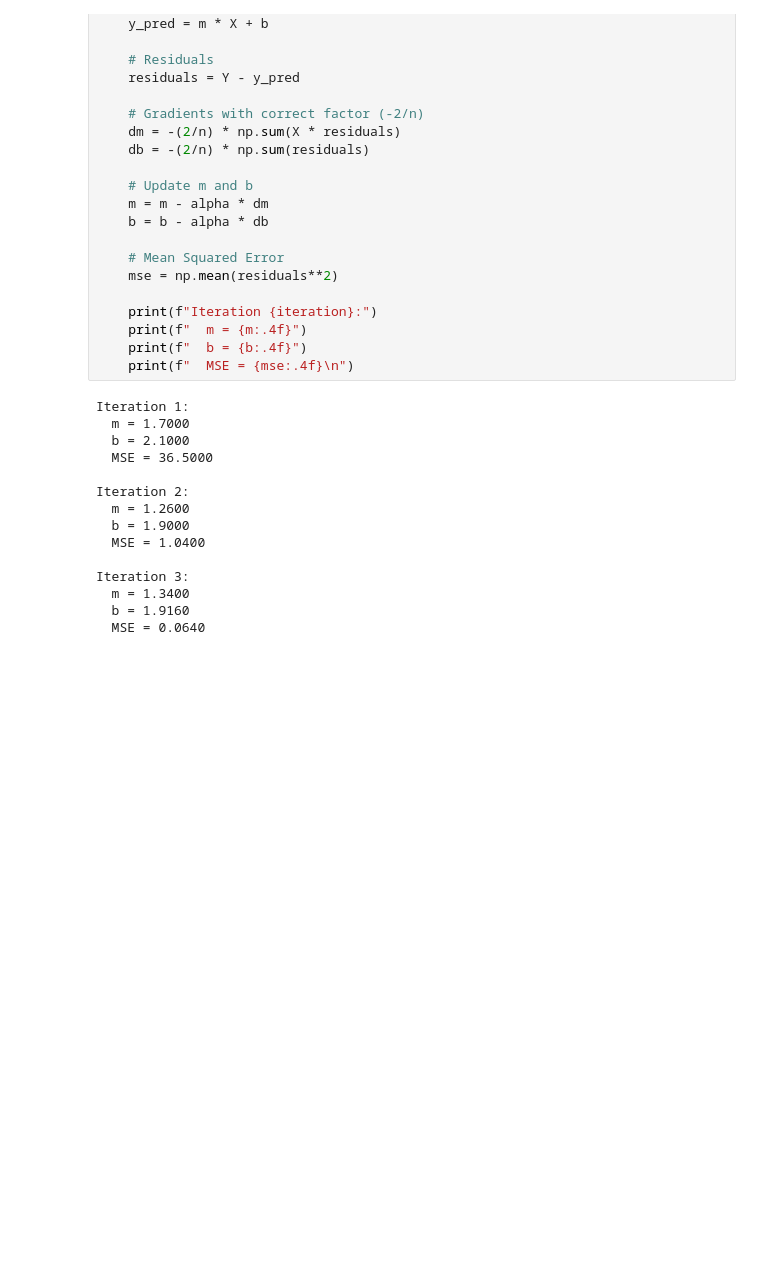
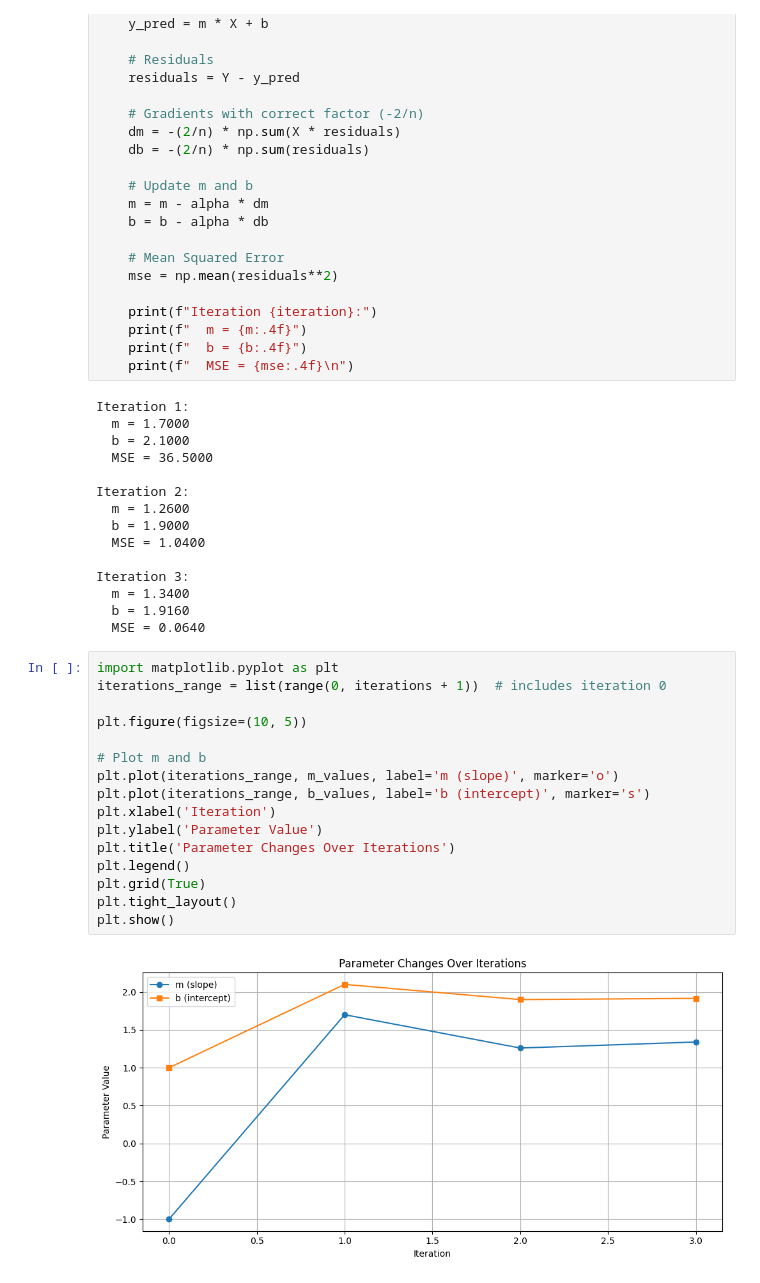
Before and after one commit to Pam-Pam29/Probability-Distributions-Bayesian-Probability-and-Gradient-Descent-Implementation-Group_19, a Jupyter notebook: Probability_Distributions,_Bayesian_Probability,_and_Gradient_Descent_Implementation_Group_19.ipynb, the cells around one changed output. Cells and saved outputs as stored; diff of their text form; blank space fills up the shorter version.

Commit message:
plotted parameter changes(MandB) over 3 iterations

```diff
--- a/Probability_Distributions,_Bayesian_Probability,_and_Gradient_Descent_Implementation_Group_19.ipynb
+++ b/Probability_Distributions,_Bayesian_Probability,_and_Gradient_Descent_Implementation_Group_19.ipynb
@@ -316,3 +316,21 @@ Iteration 3:
   m = 1.3400
   b = 1.9160
   MSE = 0.0640
+# %%
+import matplotlib.pyplot as plt
+iterations_range = list(range(0, iterations + 1))  # includes iteration 0
+
+plt.figure(figsize=(10, 5))
+
+# Plot m and b
+plt.plot(iterations_range, m_values, label='m (slope)', marker='o')
+plt.plot(iterations_range, b_values, label='b (intercept)', marker='s')
+plt.xlabel('Iteration')
+plt.ylabel('Parameter Value')
+plt.title('Parameter Changes Over Iterations')
+plt.legend()
+plt.grid(True)
+plt.tight_layout()
+plt.show()
+# %% [output]
+[figure, added]
```
